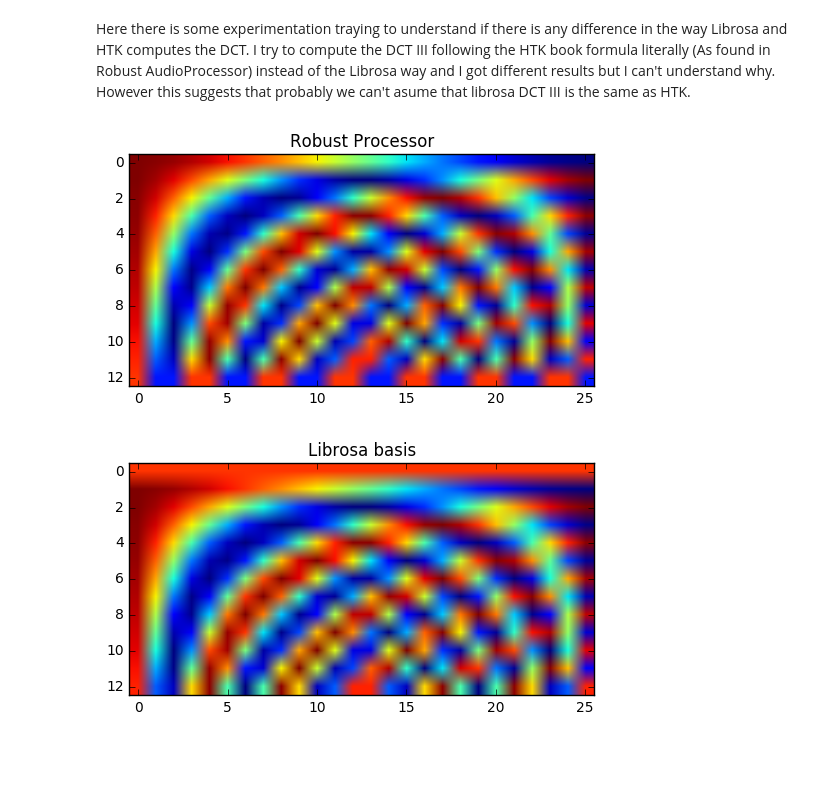
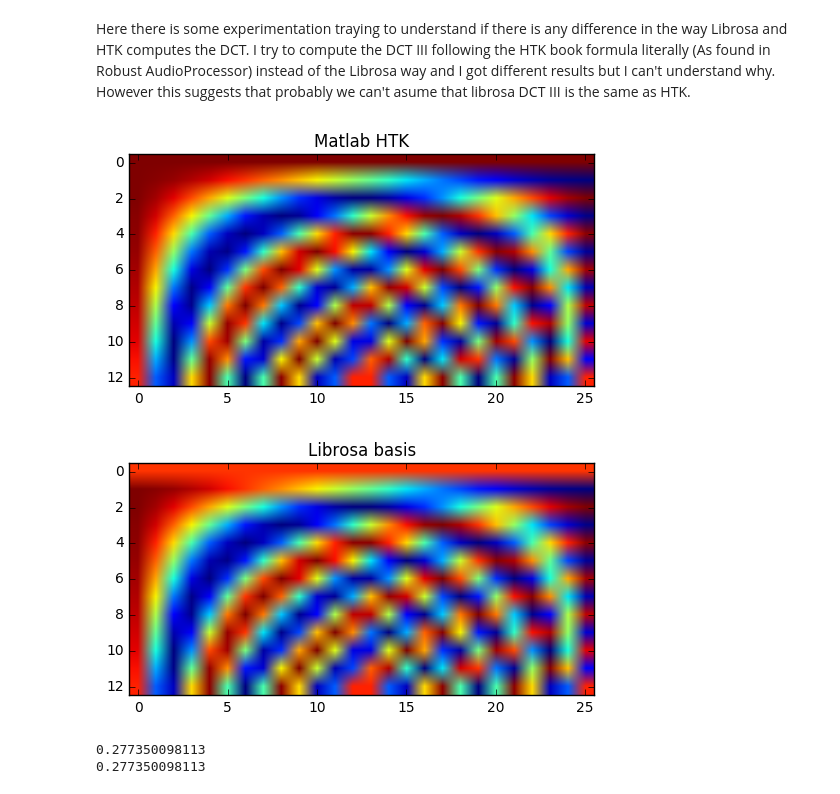
Before and after one commit to georgid/mfcc-htk-an-librosa, a Jupyter notebook: MFCC-htk-with-liftering-test.ipynb, the cells around one changed output. Saved outputs shown, nothing was run; the diff lists cells and outputs as text; code cells hidden in the pictures; blank space fills up the shorter version.

```diff
--- a/MFCC-htk-with-liftering-test.ipynb
+++ b/MFCC-htk-with-liftering-test.ipynb
@@ -39,12 +37,14 @@ pool.clear()
 
 #essentia computing
 for melBands in htkMelBands:
-    pool.add('DCT', dctEssentia(np.log(melBands)))
+    pool.add('DCT', dctEssentia(melBands))
 
 essentiaMFCC = np.array(pool['DCT'].T);
 
+
+
 #librosa computing
-librosaMFCC = lib.feature.mfcc(y=None, sr=44100, S=np.log(htkMelBands.T), n_mfcc=coefficients)
+librosaMFCC = lib.feature.mfcc(y=None, sr=44100, S=htkMelBands.T, n_mfcc=coefficients)
 
 
 # liftering added manually to librosa
@@ -97,26 +103,31 @@ Here there is some experimentation traying to understand if there is any differe
 # %%
 # dct bassis HTK formula
 basis1 = np.ones((coefficients, bands))
 
 for i in range(0, coefficients):
     for j in range (0, bands):
-        basis1[i, j] = np.sqrt(2.0/bands) * np.cos((pi/bands)*(i+1)* (j+0.5))
+        basis1[i, j] = np.sqrt(2.0/bands) * np.cos((pi/bands)*(i)* (j+0.5))
 
 plt.imshow(basis1)
-plt.title('Robust Processor')
+plt.title('Matlab HTK')
 plt.show()
 
 basis = np.empty((coefficients, bands))
 basis[0, :] = 1.0 / np.sqrt(bands)
 
 samples = np.arange(1, 2*bands, 2) * np.pi / (2.0 * bands)
 
 for i in range(1, coefficients):
     basis[i, :] = np.cos(i*samples) * np.sqrt(2.0/bands)
 
 plt.imshow(basis)
 plt.title('Librosa basis')
 plt.show()
+
+print basis1[0,0]
+print basis[0,0] * np.sqrt(2)
 # %% [output]
-[figure, old version]
+[figure, new version]
 [figure]
+0.277350098113
+0.277350098113
```
Also changed, not shown: parts of 9 cells of this notebook, 1 other file.
